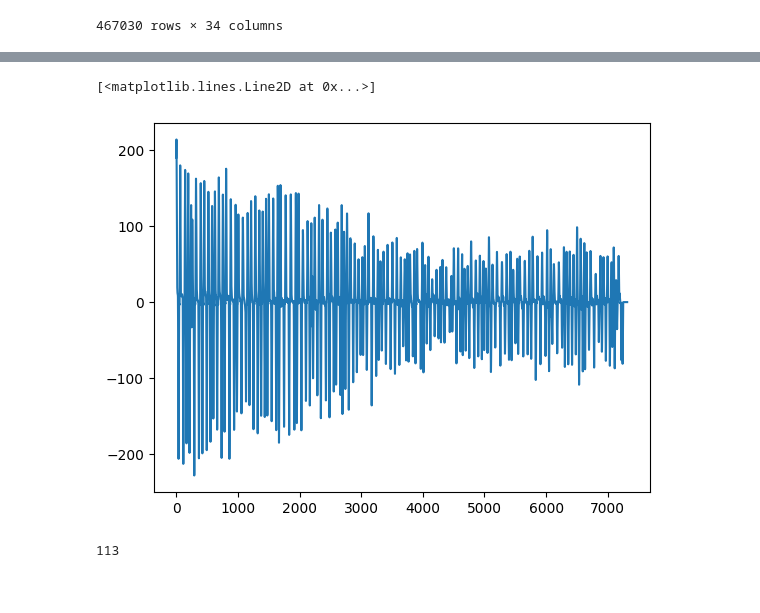
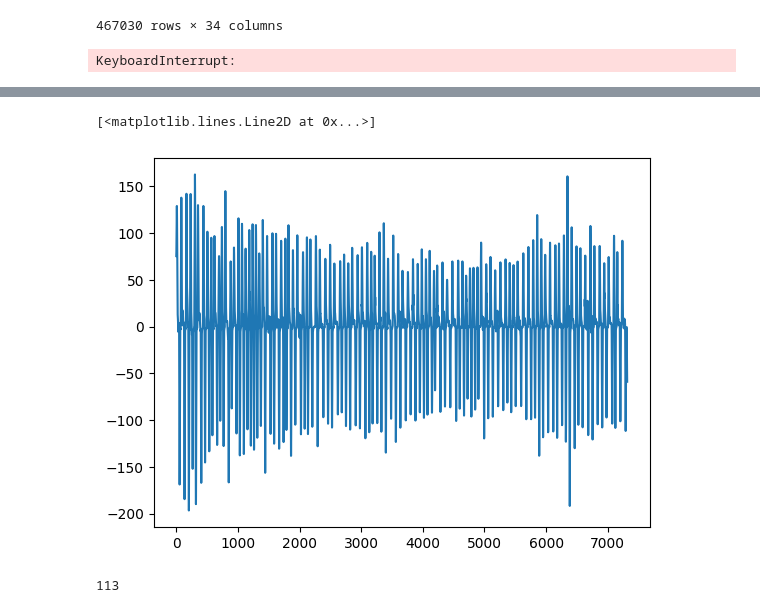
Before and after one commit to ChaundyMck/NDD_EMG, a Jupyter notebook: tester.ipynb, the cells around one changed output, grey strips where cells are left out. Cells and saved outputs as stored; diff of their text form; code cells hidden in the pictures.

```diff
--- a/tester.ipynb
+++ b/tester.ipynb
@@ -7,7 +7,7 @@ from preprocessing import butter_bandpass_filter, resamp, sync
 import matplotlib.pyplot as plt
 #[ '001', '002', '003', '004', '005', '006', '007', '008', '009', '010', '011', '012', '013', '014', '015', '016', '017', '018', '019', '020', '021', '022', '023', '024', '025', '026', '027', '028', '029', '030', '031', '032', '033', '034', '035', '036', '037', '038', '039', '040', '041', '042', '043', '044', '045', '046', '047','048', '049', '050', '051', '052', '053', '054', '056', '057', '058', '059'] #This line should be altered as needed
 
-initial_data_path = '/Users/clmckeev/Library/CloudStorage/OneDrive-SharedLibraries-IndianaUniversity/[Sec-E] BL-Phys-NDD_EMG - Documents/NDD_EMG/Data/Raw/All'
+initial_data_path = "/Users/clmckeev/Desktop/Raw/All"
 # %%
 subject_id = '027'
 subject_folder = os.path.join(initial_data_path,subject_id)
@@ -31,6 +32,16 @@ delsys_data.dropna()
 p_data = pd.read_csv(glob.glob(os.path.join(glob.escape(subject_folder),'*info.csv'))[0])
 m_data = pd.read_csv(glob.glob(os.path.join(glob.escape(subject_folder),'mat*.csv'))[0])
 target_data = pd.read_csv(glob.glob(os.path.join(glob.escape(subject_folder),'target*.csv'))[0])
+# %%
+final_data_path = '/Users/clmckeev/Library/CloudStorage/OneDrive-SharedLibraries-IndianaUniversity/[Sec-E] BL-Phys-NDD_EMG - Documents/NDD_EMG/Data/Final'
+id = '027'
+cohort_info = pd.read_csv(os.path.join(final_data_path, 'cohort_data.csv'), dtype=str)
+p_data = pd.DataFrame(columns = cohort_info.columns)
+p_data = cohort_info[cohort_info['ID #'] == id]
+info = p_data.iloc[0].to_dict()
+print(info)
+# %% [output]
+KeyboardInterrupt:
 # %%
 print(m_data)
 # %% [output]
@@ -53,25 +64,25 @@ print(m_data)
 [7315 rows x 101 columns]
 # %%
 from preprocessing import IMU_smooth
-idp28 = '/Users/clmckeev/Library/CloudStorage/OneDrive-SharedLibraries-IndianaUniversity/[Sec-E] BL-Phys-NDD_EMG - Documents/NDD_EMG/Data/Raw/All/018'
+idp28 = '/Users/clmckeev/Library/CloudStorage/OneDrive-SharedLibraries-IndianaUniversity/[Sec-E] BL-Phys-NDD_EMG - Documents/NDD_EMG/Data/Raw/All/002'
 m_data28 = pd.read_csv(glob.glob(os.path.join(glob.escape(idp28),'mat*.csv'))[0])
 
 mat_data = pd.DataFrame()
 mat_data['Time'] = m_data.iloc[:, 0]
 
 for col in m_data28.iloc[:, 1:]:
     ma = max(m_data28[col])
     mi = min(m_data28[col])
     if ma - mi > 10:
         mat_data[col] = m_data28[col]
 
 mat_data['Total'] = mat_data.iloc[:, 1:].sum(axis=1)
 mat_filt = pd.DataFrame(IMU_smooth(mat_data['Total'], 15))
 
 plt.plot(mat_filt.diff())
 # %% [output]
 [<matplotlib.lines.Line2D at 0x...>]
-[figure, old version]
+[figure, new version]
 # %%
 EMG_1 = delsys_data[['EMG 1 Time Series (s)', 'EMG 1 (mV)', 'EMG 2 (mV)']].dropna()
 EMG_1.columns = ['Time', 'EMG1', 'EMG2']
```
Also changed, not shown: parts of 4 cells of this notebook, 10 other files.
